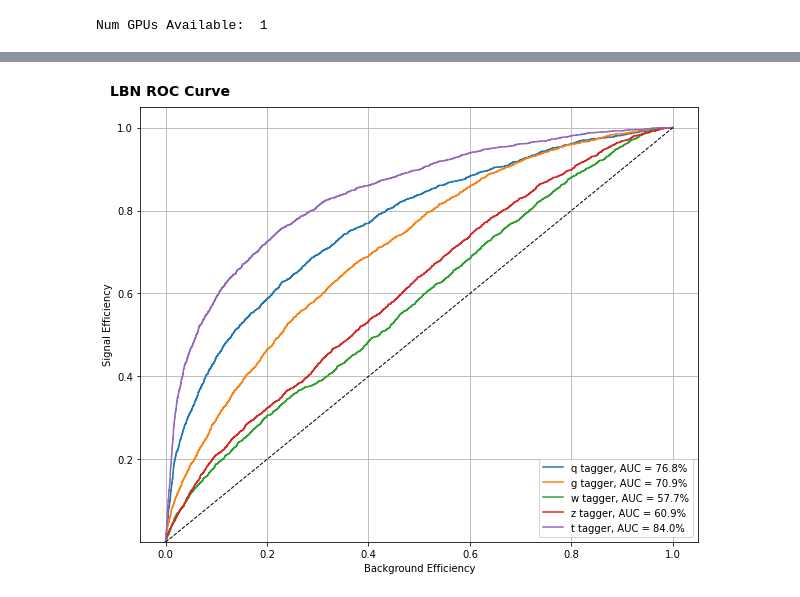
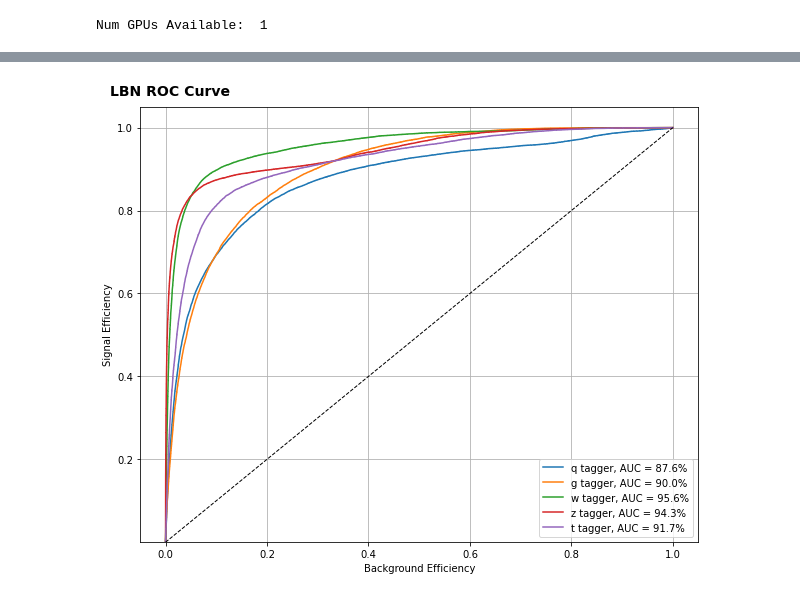
Before and after one commit to hmyin516/EPE_Machine_Learning, a Jupyter notebook: LBN/train/LBN_5Class.ipynb, the cells around one changed output, grey strips where cells are left out. Cells and saved outputs as stored; diff of their text form; code cells hidden in the pictures.

```diff
--- a/LBN/train/LBN_5Class.ipynb
+++ b/LBN/train/LBN_5Class.ipynb
@@ -248,9 +29,39 @@ len(y_train)
+# %%
+filebase = "../data/converted/np/processed-pythia82-lhc13-all-pt1-50k-r1_h022_e0175_t220_nonu_withPars_truth_"
+# training data
+i = 0
+f_x = h5py.File(filebase+str(i)+".z_x.h5", 'r')
+train_x = f_x.get('data').value
+f_x.close()
+f_y = h5py.File(filebase+str(i)+".z_y.h5", 'r')
+train_y = f_y.get('data').value
+f_y.close()
+for i in range(1,9):
+   f_x = h5py.File(filebase+str(i)+".z_x.h5", 'r')
+   train_x = np.concatenate((train_x, f_x['data']))
+   f_x.close()
+   f_y = h5py.File(filebase+str(i)+".z_y.h5", 'r')
+   train_y = np.concatenate((train_y, f_y['data']))
+   f_y.close()
+
+
+i = 9
+# test data
+f_x = h5py.File(filebase+str(i)+".z_x.h5", 'r')
+test_x = f_x.get('data').value
+f_x.close()
+f_y = h5py.File(filebase+str(i)+".z_y.h5", 'r')
+test_y = f_y.get('data').value
+f_y.close()
+
+#train_x = train_x[:,:16,:]
+#test_x = test_x[:,:16,:]
 # %%
-input_shape = (13,4)
+input_shape = (50,4)
 
 inputs = keras.Input(shape=input_shape)
 
-x = LBNLayer(input_shape, 13, boost_mode=LBN.PAIRS, features=["E", "pt", "eta", "phi", "m", "pair_cos"])(inputs)
+x = LBNLayer(input_shape, 16, boost_mode=LBN.PAIRS, features=["E", "pt", "eta", "phi", "m", "pair_cos"])(inputs)
 
 x = Dense(1024, kernel_initializer='lecun_uniform', kernel_regularizer='l2', activation='elu', name='fc1_elu')(x)
 x = BatchNormalization()(x)
@@ -295,7 +115,7 @@ Trainable params: 7,516,503
 Non-trainable params: 16,384
 _________________________________________________________________
 # %%
-history = model.fit(x_train, y_train, batch_size = 512, epochs = 200,
-                    validation_split = 0.1, shuffle = False, callbacks = None,
-                    use_multiprocessing=True, workers=4)
+history = model.fit(train_x, train_y, batch_size = 1024, epochs = 5,
+                    validation_split = 0.11, shuffle = True, callbacks = None,
+                    use_multiprocessing= True, workers=4)
 # %% [output]
@@ -335,2 +156,2 @@ learningCurve(history)
 # %%
-labels_pred = model.predict(x_test)
+labels_pred = model.predict(test_x)
@@ -365,6 +196,6 @@ def makeRoc(features_val, labels_val, labels, model, outputDir='', outputSuffix=
     return labels_pred
 # %%
 labels = ['j_q', 'j_g', 'j_w', 'j_z', 'j_t']
-y_pred = makeRoc(x_test, y_test, labels, model, outputSuffix='lbn-5tag')
+y_pred = makeRoc(test_x, test_y, labels, model, outputSuffix='lbn-5tag')
 # %% [output]
-[figure, old version]
+[figure, new version]
```
Also changed, not shown: parts of 39 cells of this notebook, 1 other file.
